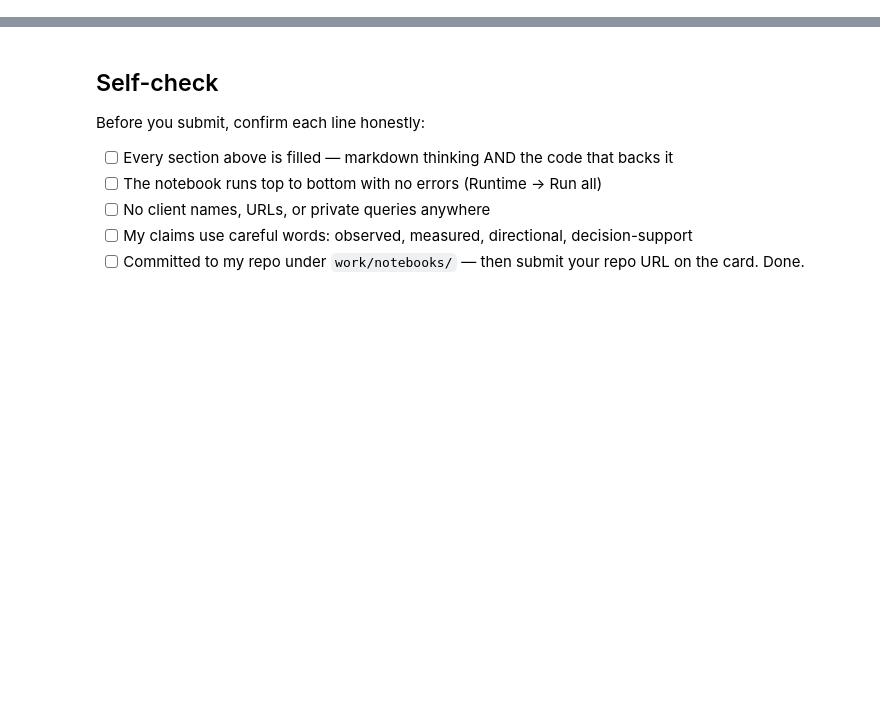
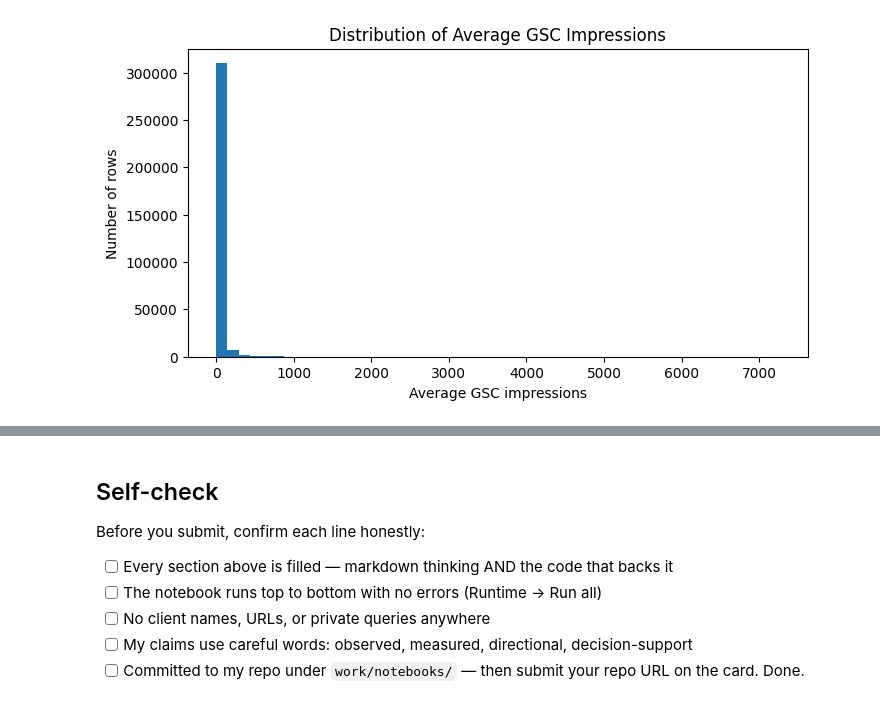
Before and after one commit to Srinadh2314/srinadh-flyrank-intership, a Jupyter notebook: work/notebooks/w04_signal_audit.ipynb, the cells around one changed output, grey strips where cells are left out. Drawn from its saved outputs; the diff is of its cells as text; code cells hidden in the pictures; blank space fills up the shorter version.

```diff
--- a/work/notebooks/w04_signal_audit.ipynb
+++ b/work/notebooks/w04_signal_audit.ipynb
@@ -12,0 +82,15 @@ This skeleton is yours to fill. Work the sections **in order** — each one has
+# %%
+plt.figure(figsize=(8, 4))
+
+plt.hist(
+    signal_df["avg_gsc_impressions"].fillna(0),
+    bins=50
+)
+
+plt.xlabel("Average GSC impressions")
+plt.ylabel("Number of rows")
+plt.title("Distribution of Average GSC Impressions")
+
+plt.show()
+# %% [output]
+[figure, added]
```
Also changed, not shown: parts of 15 cells of this notebook.
